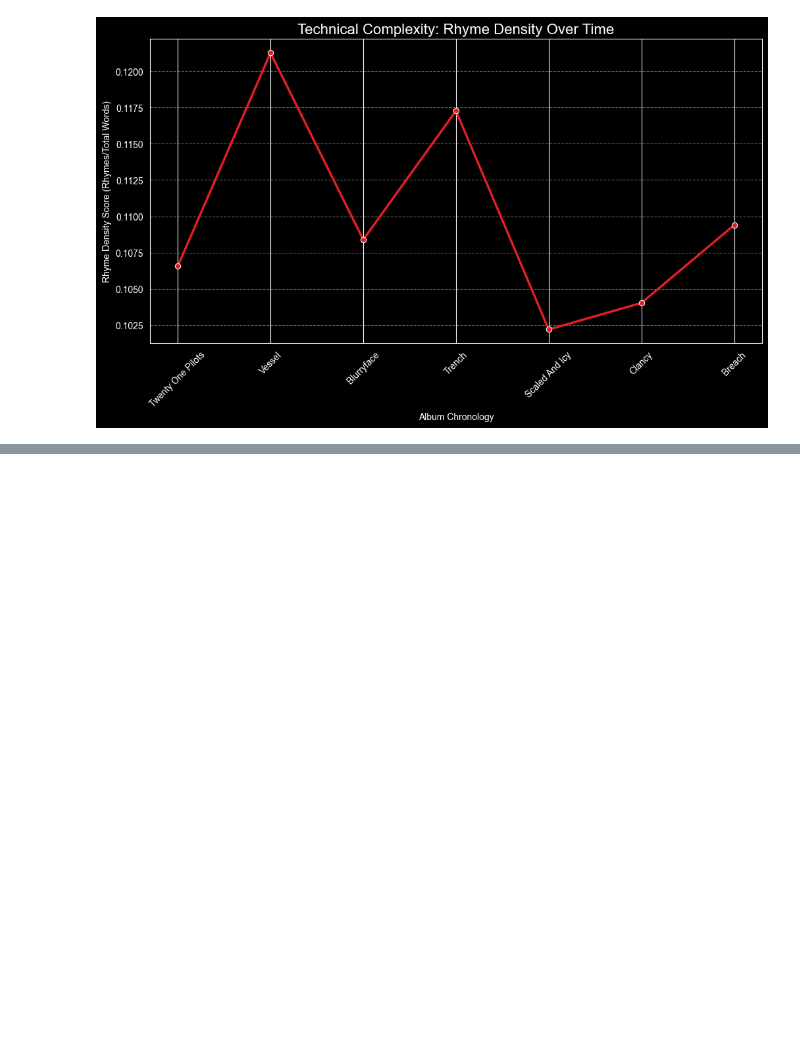
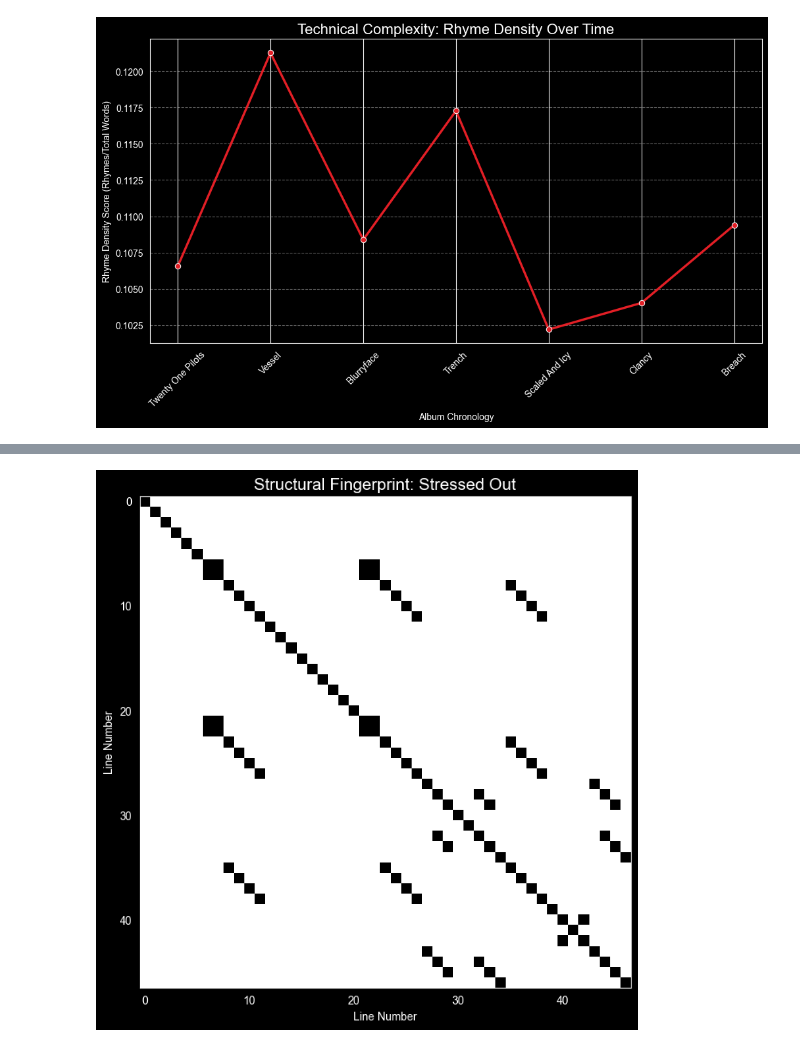
Before and after one commit to MeredithClikkie/torchbearerlab.github.io, a Jupyter notebook: AllAlbumLyrics.ipynb, the cells around one changed output, grey strips where cells are left out. Drawn from its saved outputs; the diff is of its cells as text; code cells hidden in the pictures; blank space fills up the shorter version.

```diff
--- a/AllAlbumLyrics.ipynb
+++ b/AllAlbumLyrics.ipynb
@@ -1006,0 +1058,35 @@ plt.show()
+# %%
+import numpy as np
+import matplotlib.pyplot as plt
+
+# 1. Select the song you want to analyze
+song_title = "Stressed Out" # Replace with any track_name from your df_92
+lyrics = df_combined[df_combined['track_name'] == song_title]['Lyrics'].values[0]
+
+# 2. Break lyrics into lines
+lines = [line.strip().lower() for line in lyrics.split('\n') if line.strip()]
+n = len(lines)
+
+# 3. Create the Matrix (This defines the variable)
+# We create an n x n grid of zeros
+matrix = np.zeros((n, n))
+
+for i in range(n):
+    for j in range(n):
+        # If line i is the same as line j, mark it with a 1
+        if lines[i] == lines[j]:
+            matrix[i, j] = 1
+
+# 4. Plot the Matrix
+plt.figure(figsize=(8, 8))
+plt.imshow(matrix, cmap='binary', interpolation='none')
+
+plt.title(f'Structural Fingerprint: {song_title}', fontsize=15)
+plt.xlabel('Line Number')
+plt.ylabel('Line Number')
+
+# Adding a grid to make it easier to see blocks
+plt.grid(False)
+plt.show()
+# %% [output]
+[figure, added]
```
Also changed, not shown: parts of 7 cells of this notebook.
